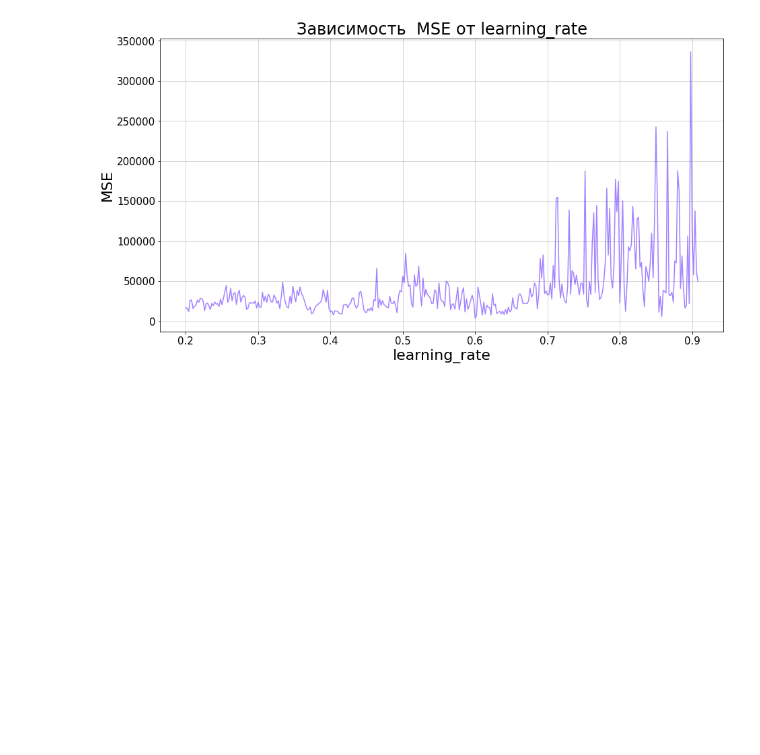
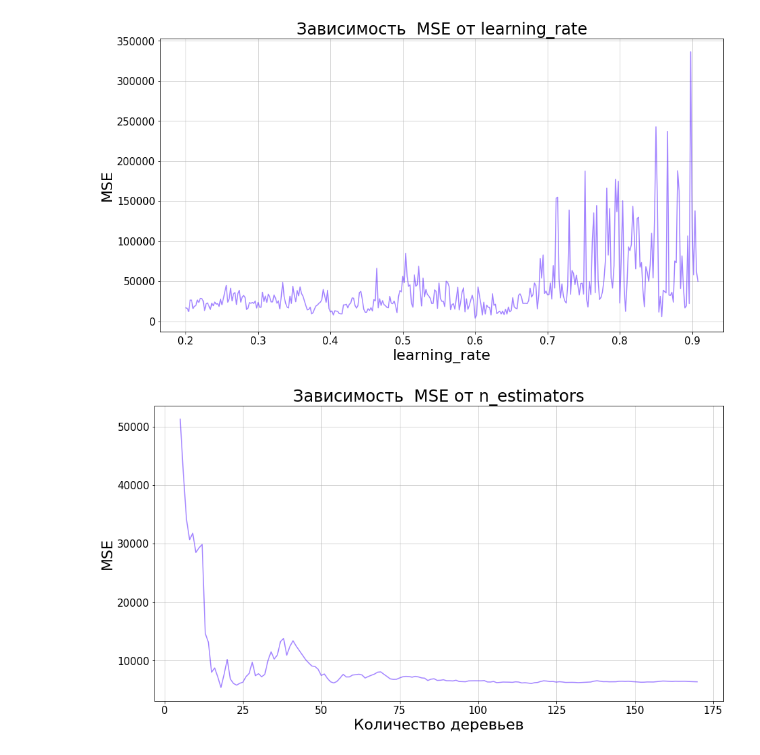
Before and after one commit to xtess16/RTSI, a Jupyter notebook: RTS_machine_learning.ipynb, the cells around one changed output. Drawn from its saved outputs; the diff is of its cells as text; code cells hidden in the pictures; blank space fills up the shorter version.

```diff
--- a/RTS_machine_learning.ipynb
+++ b/RTS_machine_learning.ipynb
@@ -559,3 +559,29 @@ plt.ylabel('MSE')
 plt.show()
 # %% [output]
 [figure]
+# %%
+tmp_result = np.array([])
+tmp_grid_n_estimators2 = np.arange(5, 171)
+for i in tqdm(tmp_grid_n_estimators2):
+    tmp_xgboost_fitted_model = XGBRegressor(base_score=0.5, booster='gbtree', colsample_bylevel=1,
+        colsample_bynode=1, colsample_bytree=0.6, gamma=0, gpu_id=-1,
+        importance_type='gain', interaction_constraints=None,
+        learning_rate=.4, max_delta_step=0, max_depth=11,
+        min_child_weight=2, missing=np.nan, monotone_constraints=None,
+        n_estimators=i, n_jobs=-1, num_parallel_tree=1,
+        objective='reg:squarederror', random_state=40, reg_alpha=0,
+        reg_lambda=1, scale_pos_weight=1, subsample=0.3, tree_method=None,
+        validate_parameters=False, verbosity=None
+    ).fit(Xtrn, Ytrn)
+    tmp_xgboost_r2 = r2_score(Ytest, tmp_xgboost_fitted_model.predict(Xtest))
+    tmp_xgboost_mse = mse(Ytest, tmp_xgboost_fitted_model.predict(Xtest))
+    tmp_result = np.append(tmp_result, tmp_xgboost_mse)
+
+# Отрисовка результата
+plt.plot(tmp_grid_n_estimators2, tmp_result, color='#63f9')
+plt.title(f'Зависимость  MSE от n_estimators')
+plt.xlabel('Количество деревьев')
+plt.ylabel('MSE')
+plt.show()
+# %% [output]
+[figure, added]
```
Also changed, not shown: parts of 12 cells of this notebook.
